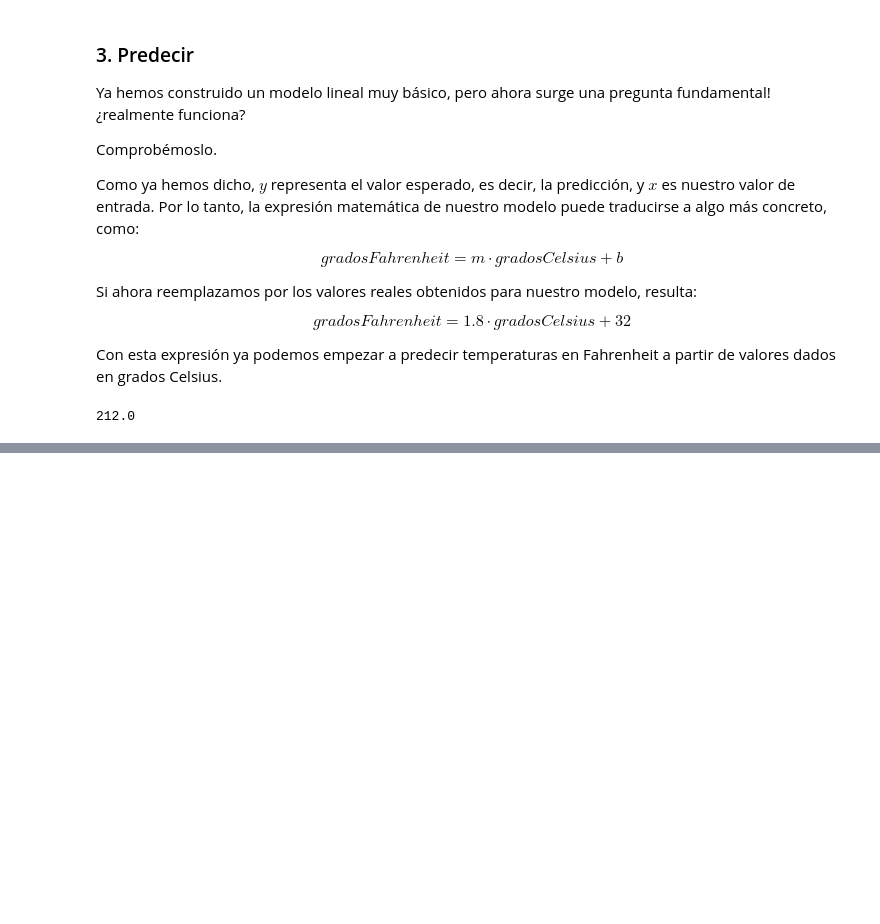
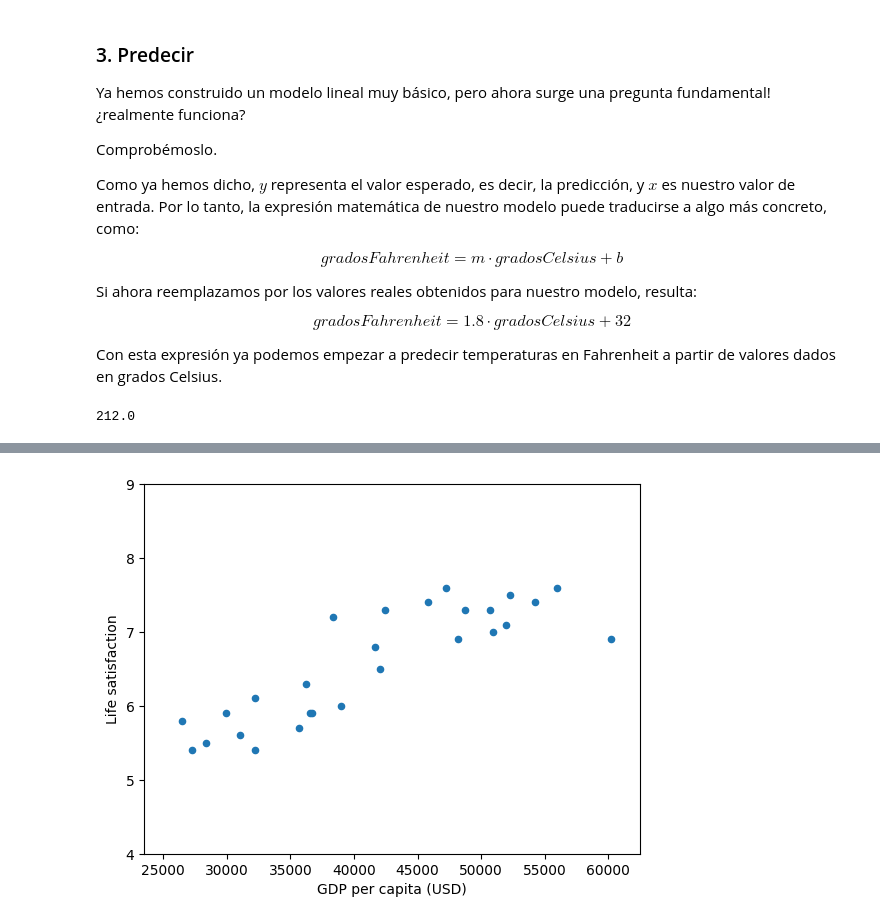
Before and after one commit to titooDiaz/Machine-Learning, a Jupyter notebook: HOML/Chapter 1/notebook.ipynb, the cells around one changed output, grey strips where cells are left out. Drawn from its saved outputs; the diff is of its cells as text; code cells hidden in the pictures; blank space fills up the shorter version.

```diff
--- a/HOML/Chapter 1/notebook.ipynb
+++ b/HOML/Chapter 1/notebook.ipynb
@@ -245,0 +252,8 @@ La pregunta clave es: ¿el dinero hace felices a las personas?
+# %%
+# obtener los datos de un archivo CSV
+data_root = os.getcwd()
+csv_path = os.path.join(data_root, "..", "data/lifesat/lifesat.csv")
+
+lifesat = pd.read_csv(csv_path)
+# mostrar las primeras 5 filas del DataFrame
+lifesat.head(5)
@@ -245,0 +267,10 @@ La pregunta clave es: ¿el dinero hace felices a las personas?
+# %%
+x = lifesat[["GDP per capita (USD)"]].values
+y = lifesat[["Life satisfaction"]].values
+
+# visualizar los datos
+lifesat.plot(kind="scatter", x="GDP per capita (USD)", y="Life satisfaction")
+plt.axis([23_500, 62_500, 4, 9])
+plt.show()
+# %% [output]
+[figure, added]
```
Also changed, not shown: parts of 10 cells of this notebook.
